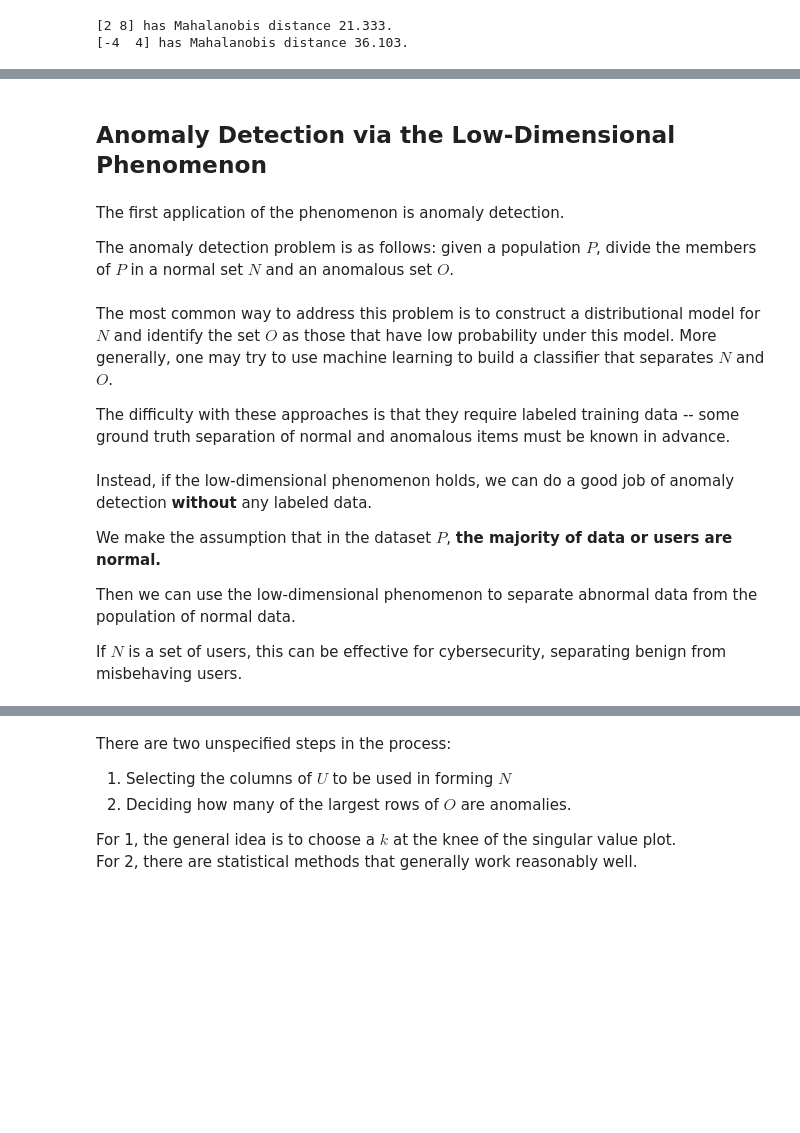
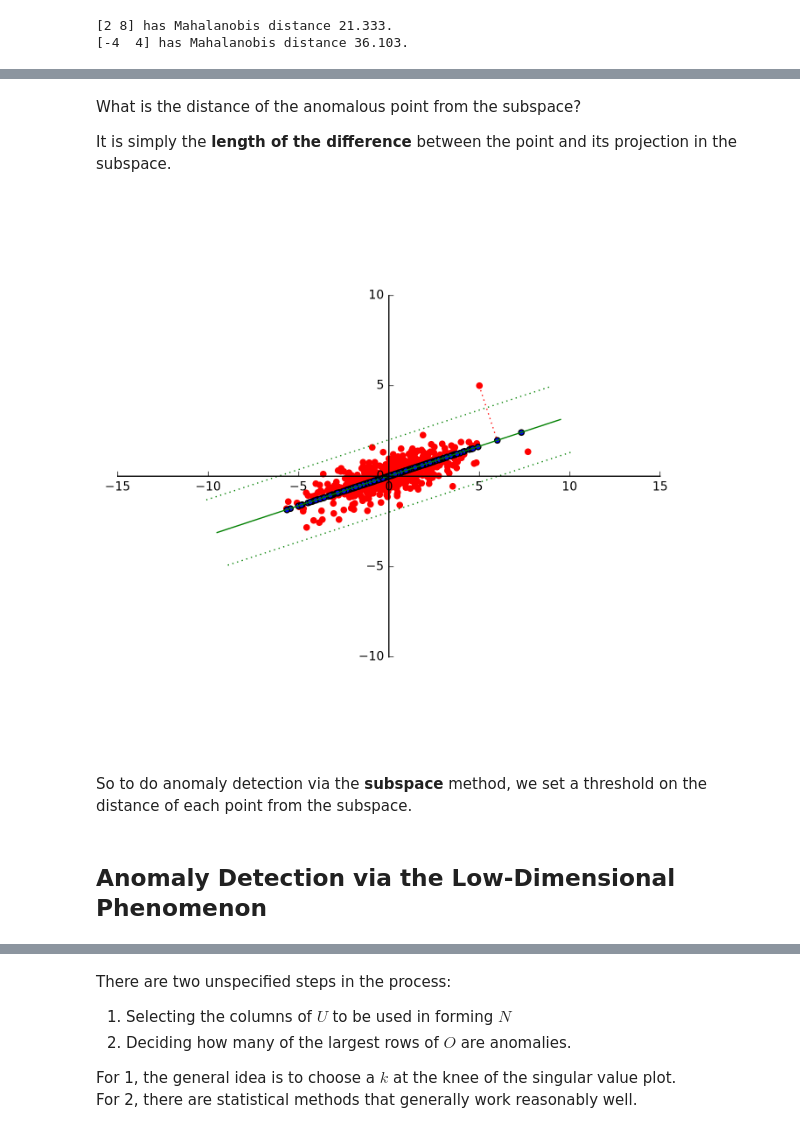
Before and after one commit to mcrovella/CS506-Computational-Tools-for-Data-Science, a Jupyter notebook: 12-Anomaly-Detection-SVD-III.ipynb, the cells around one changed output, grey strips where cells are left out. Saved outputs shown, nothing was run; the diff lists cells and outputs as text; code cells hidden in the pictures; blank space fills up the shorter version.

```diff
--- a/12-Anomaly-Detection-SVD-III.ipynb
+++ b/12-Anomaly-Detection-SVD-III.ipynb
@@ -300,18 +366,23 @@ print('{} has Mahalanobis distance {:0.3f}.'.format(apt2,mp[0,0]))
+# %% [markdown]
+What is the distance of the anomalous point from the subspace?
+
+It is simply the **length of the difference** between the point and its projection in the subspace.
+# %%
+# plot
+ax = ut.plotSetup(-10,10,-10,10,(8,8))
+ut.centerAxes(ax)
+plt.axis('equal')
+plt.scatter(Xc[:,0],Xc[:,1], color='r')
+plt.scatter(reducedX[:,0], reducedX[:,1])
+plt.plot([apt[0],apt_proj[0]],[apt[1],apt_proj[1]],'r:')
+endpoints = np.array([[-10],[10]]) @ vt[[0],:]
+alpha = 1.9
+plt.plot(alpha*orthog_dir[0]+endpoints[:,0], alpha*orthog_dir[1]+endpoints[:,1], 'g:')
+plt.plot(endpoints[:,0]-alpha*orthog_dir[0], endpoints[:,1]-alpha*orthog_dir[1], 'g:')
+_ = plt.plot(endpoints[:,0], endpoints[:,1], 'g-')
+# %% [output]
+[figure, added]
+# %% [markdown]
+So to do anomaly detection via the __subspace__ method, we set a threshold on the distance of each point from the subspace.
 # %% [markdown]
 ## Anomaly Detection via the Low-Dimensional Phenomenon
-# %% [markdown]
-The first application of the phenomenon is anomaly detection.
-
-The anomaly detection problem is as follows: given a population $P$, divide the members of $P$ in a normal set $N$ and an anomalous set $O$.
-# %% [markdown]
-The most common way to address this problem is to construct a distributional model for $N$ and identify the set $O$ as those that have low probability under this model.   More generally, one may try to use machine learning to build a classifier that separates $N$ and $O$.
-
-The difficulty with these approaches is that they require labeled training data -- some ground truth separation of normal and anomalous items must be known in advance.
-# %% [markdown]
-Instead, if the low-dimensional phenomenon holds, we can do a good job of anomaly detection __without__ any labeled data.
-
-We make the assumption that in the dataset $P$, __the majority of data or users are normal.__
-
-Then we can use the low-dimensional phenomenon to separate abnormal data from the population of normal data.
-
-If $N$ is a set of users, this can be effective for cybersecurity, separating benign from misbehaving users.
```
Also changed, not shown: parts of 18 cells of this notebook.
